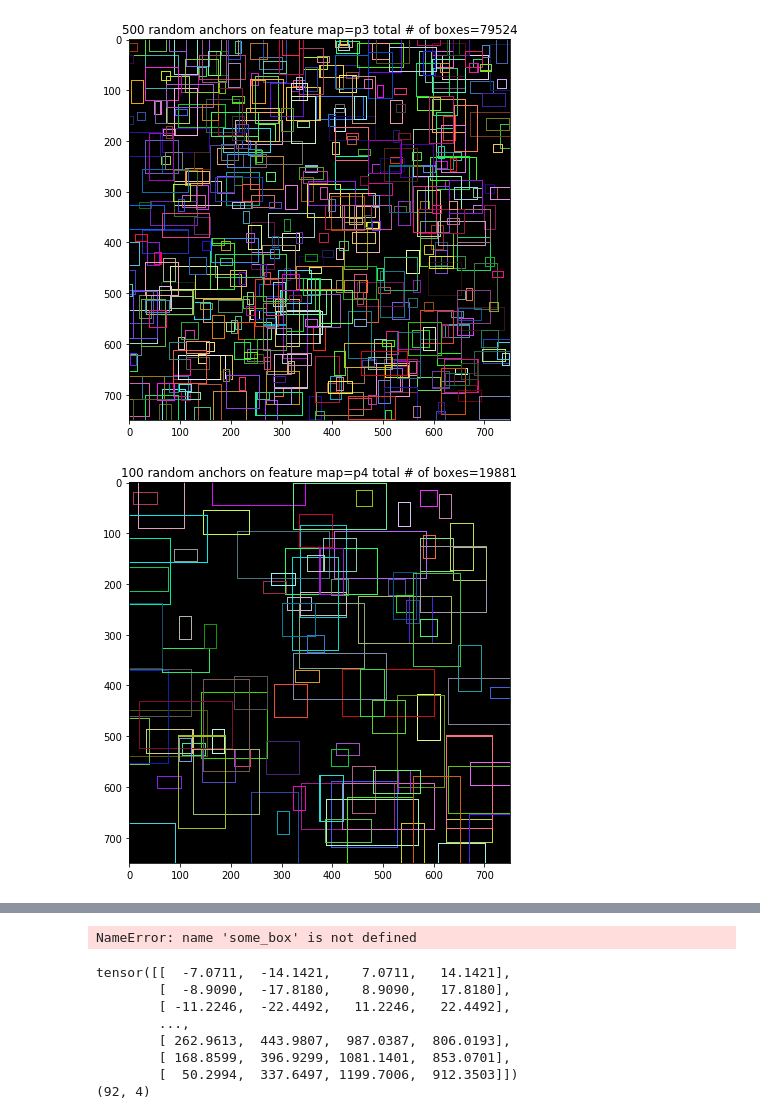
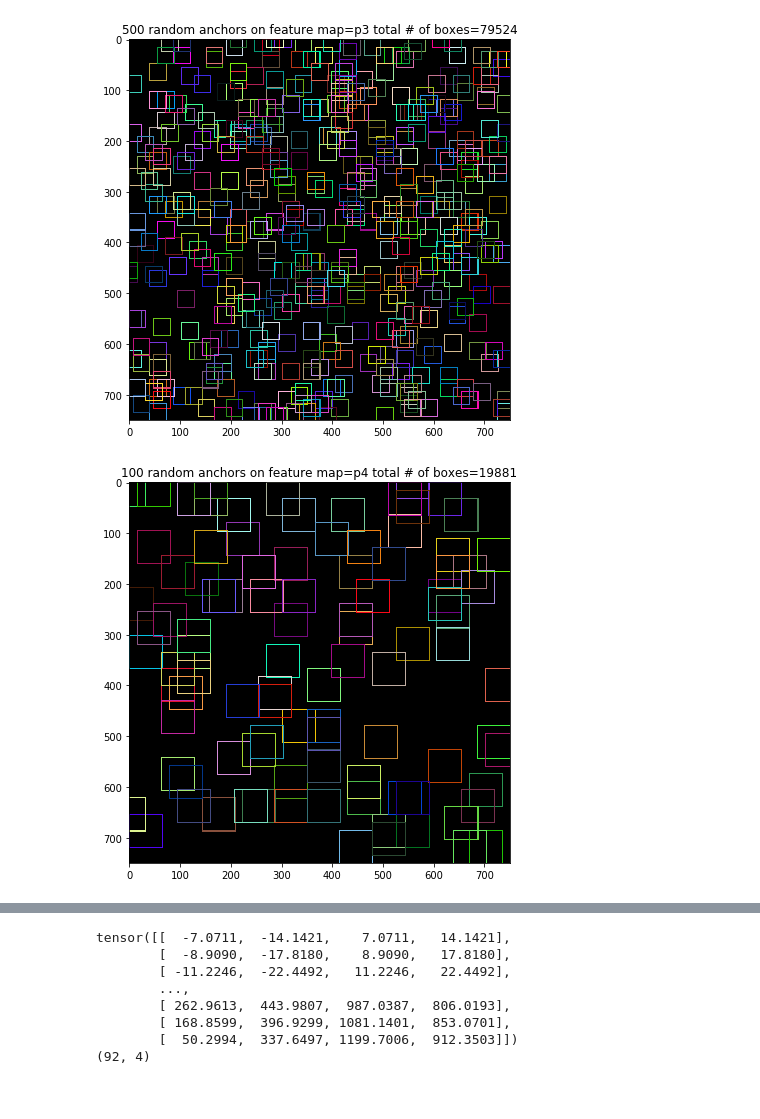
Before and after one commit to i008/dsr-pytorch, a Jupyter notebook: 10-understanding_bbox_encoding.ipynb, the cells around one changed output, grey strips where cells are left out. Drawn from its saved outputs; the diff is of its cells as text; code cells hidden in the pictures.

```diff
--- a/10-understanding_bbox_encoding.ipynb
+++ b/10-understanding_bbox_encoding.ipynb
@@ -31,35 +35,35 @@ im_size = (750,750)
 # %%
 encoder = DataEncoder()
 encoder.anchor_areas = [32*32., 64*64., 128*128., 256*256., 512 * 512.]  # p3 -> p7
-encoder.aspect_ratios = [0.5, 1. , 2.]
-encoder.scale_ratios = [0.5, 1., 2.]
+encoder.aspect_ratios = [1, 1. , 1]
+encoder.scale_ratios = [1,1,1]
 
 # encoder.aspect_ratios = [1,1,1]
 # encoder.scale_ratios = [1,1]
 encoder.anchor_wh = encoder._get_anchor_wh()
 
 anchors, anchors_per_fm = encoder._get_anchor_boxes(T(im_size))
 anchors = change_box_order(anchors, 'xywh2xyxy')
 
 
 feature_map_names = ['p3', 'p4', 'p5', 'p6', 'p7']
 n_anchors = [500,100,50,10,5]
 for fm_name, boxes, i in zip(feature_map_names, anchors_per_fm, n_anchors):
     number_of_anchors_total = len(boxes)
     anch = np.array(change_box_order(boxes, 'xywh2xyxy'))
     rnd_ix = np.random.randint(0, len(anch), i)
     rnd_anchors = np.array(anch[rnd_ix, :])
     canvas = Image.fromarray(np.uint8(np.zeros(im_size + (3,))))
     bbs = [ia.BoundingBox(*b) for b in rnd_anchors]
     for box in bbs:
         canvas = box.draw_on_image(
             canvas, color=np.random.rand(3) * 255, thickness=2,
         )
 
     plt.figure(figsize=(7,7))
     plt.title("{} random anchors on feature map={} total # of boxes={}".format(i, fm_name, number_of_anchors_total))
     plt.imshow(canvas)
     plt.grid(False)
 # %% [output]
-[figure, old version]
+[figure, new version]
-[figure, old version]
+[figure, new version]
@@ -69,10 +73,8 @@ for fm_name, boxes, i in zip(feature_map_names, anchors_per_fm, n_anchors):
 # %%
-loc_targets, cls_targets = encoder.encode(some_box, labels, input_size)
-print(loc_targets.shape)
-print(cls_targets.shape)
-sum(cls_targets>0)
+# loc_targets, cls_targets = encoder.encode(some_box, labels, input_size)
+# print(loc_targets.shape)
+# print(cls_targets.shape)
+# sum(cls_targets>0)
-# %% [output]
-NameError: name 'some_box' is not defined
 # %%
 encoder = DataEncoder(anchor_areas=[20*20., 64*64., 128*128., 256*256., 512*512.])
 # encoder.anchor_areas = [15*15, 64*64., 128*128., 256*256., 512*512.]
```
Also changed, not shown: parts of 5 cells of this notebook, 51 other files.
